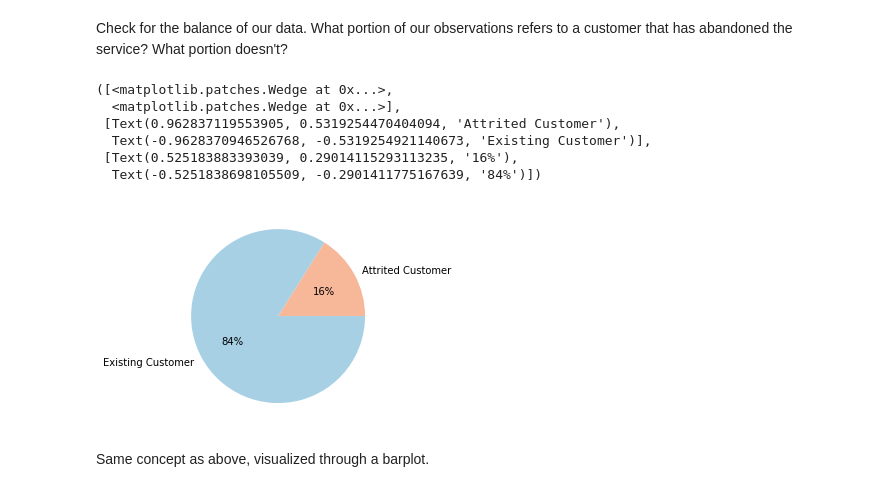
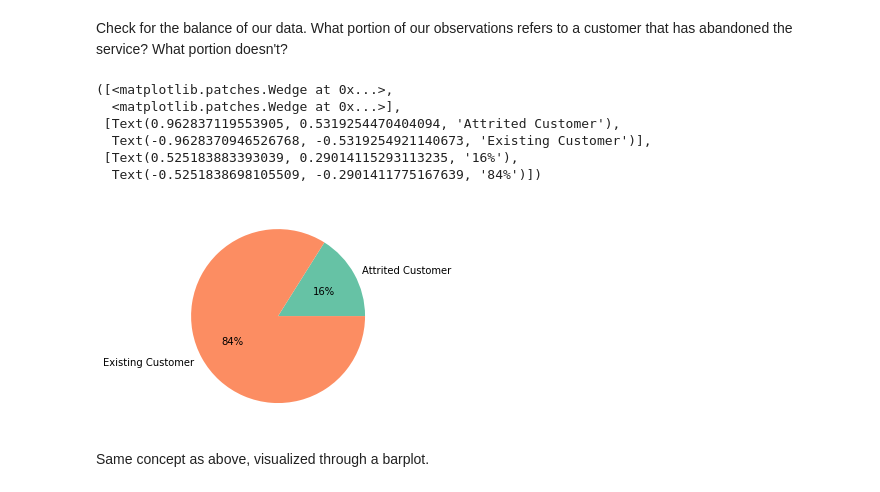
Before and after one commit to lorenzomelo/Churn, a Jupyter notebook: Final StayWithMe _ Churn Prediction.ipynb, the cells around one changed output. Drawn from its saved outputs; the diff is of its cells as text; code cells hidden in the pictures.

```diff
--- a/Final StayWithMe _ Churn Prediction.ipynb
+++ b/Final StayWithMe _ Churn Prediction.ipynb
@@ -49,15 +47,15 @@ Check for the balance of our data. What portion of our observations refers to a
 What portion doesn't?
 # %%
 df_pie = data.groupby("Attrition_Flag").size().to_frame(' ')
-plt.pie([1627, 8500], labels = ['Attrited Customer', 'Existing Customer'], colors = sns.color_palette('RdBu', 2), autopct='%.0f%%')
+plt.pie([1627, 8500], labels = ['Attrited Customer', 'Existing Customer'], colors = sns.color_palette('Set2', 2), autopct='%.0f%%')
 # %% [output]
 ([<matplotlib.patches.Wedge at 0x...>,
   <matplotlib.patches.Wedge at 0x...>],
  [Text(0.962837119553905, 0.5319254470404094, 'Attrited Customer'),
   Text(-0.9628370946526768, -0.5319254921140673, 'Existing Customer')],
  [Text(0.525183883393039, 0.29014115293113235, '16%'),
   Text(-0.5251838698105509, -0.2901411775167639, '84%')])
-[figure, old version]
+[figure, new version]
 # %% [markdown]
 Same concept as above, visualized through a barplot.
 # %%
```
Also changed, not shown: parts of 4 cells of this notebook.
